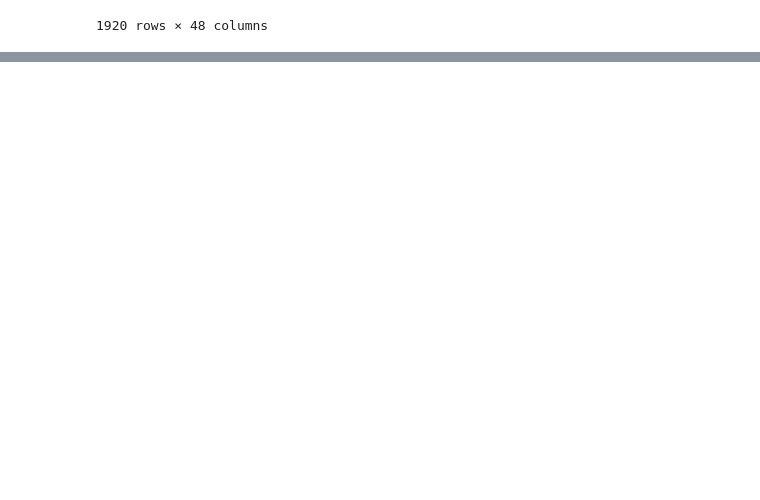
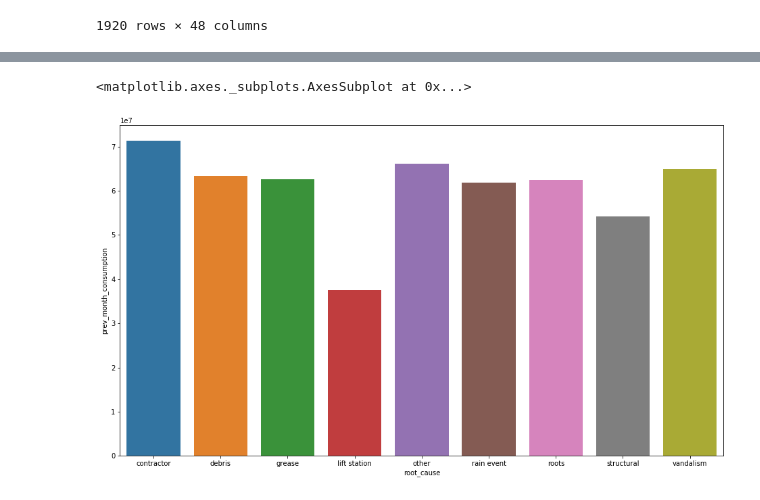
Before and after one commit to we-came-we-SAWS-we-conquered/saws-capstone-project, a Jupyter notebook: ryan-repo/explore_consumption.ipynb, the cells around one changed output, grey strips where cells are left out. Drawn from its saved outputs; the diff is of its cells as text; code cells hidden in the pictures; blank space fills up the shorter version.

```diff
--- a/ryan-repo/explore_consumption.ipynb
+++ b/ryan-repo/explore_consumption.ipynb
@@ -193,0 +228,25 @@ See the caveats in the documentation: https://pandas.pydata.org/pandas-docs/stab
+# %%
+last_month_consumption = []
+
+for index, row in sso.iterrows():
+    zip_code = row.zip_code
+    consumption_code = row.consumption_code
+
+    month = row.consumption_code[-2:]
+    year = row.consumption_code[:4]
+
+    if month == '01':
+        int_year = int(year)
+        prev_year = int_year - 1
+        consumption_code = str(prev_year) + '12'
+    else:
+        int_month = int(month)
+        prev_month = int_month - 1
+        if prev_month < 10:
+            prev_month = '0' + str(prev_month)
+
+        consumption_code = year + str(prev_month)
+
+    last_month_consumption.append(zip_code_group.loc[zip_code, consumption_code])
+
+sso['prev_month_consumption'] = last_month_consumption
@@ -193,0 +258,2 @@ See the caveats in the documentation: https://pandas.pydata.org/pandas-docs/stab
+# %%
+df = sso[['root_cause', 'prev_month_consumption', 'curr_month_consumption']].dropna()
@@ -193,0 +276,3 @@ See the caveats in the documentation: https://pandas.pydata.org/pandas-docs/stab
+# %%
+df['diff_month_consumption'] = df.curr_month_consumption - df.prev_month_consumption
+df
@@ -193,0 +293,3 @@ See the caveats in the documentation: https://pandas.pydata.org/pandas-docs/stab
+# %%
+mean_water = df.groupby('root_cause').mean()
+mean_water
@@ -193,0 +308,6 @@ See the caveats in the documentation: https://pandas.pydata.org/pandas-docs/stab
+# %%
+plt.figure(figsize=(16,9))
+sns.barplot(x=mean_water.index, y=mean_water.prev_month_consumption)
+# %% [output]
+<matplotlib.axes._subplots.AxesSubplot at 0x...>
+[figure, added]
```
Also changed, not shown: parts of 12 cells of this notebook.
